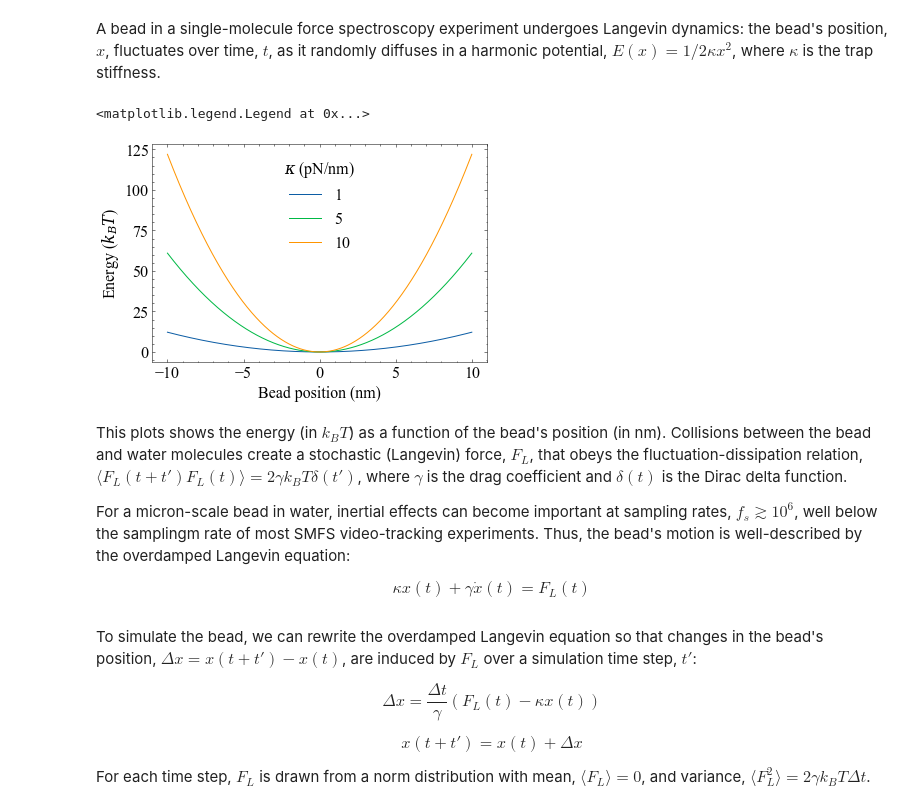
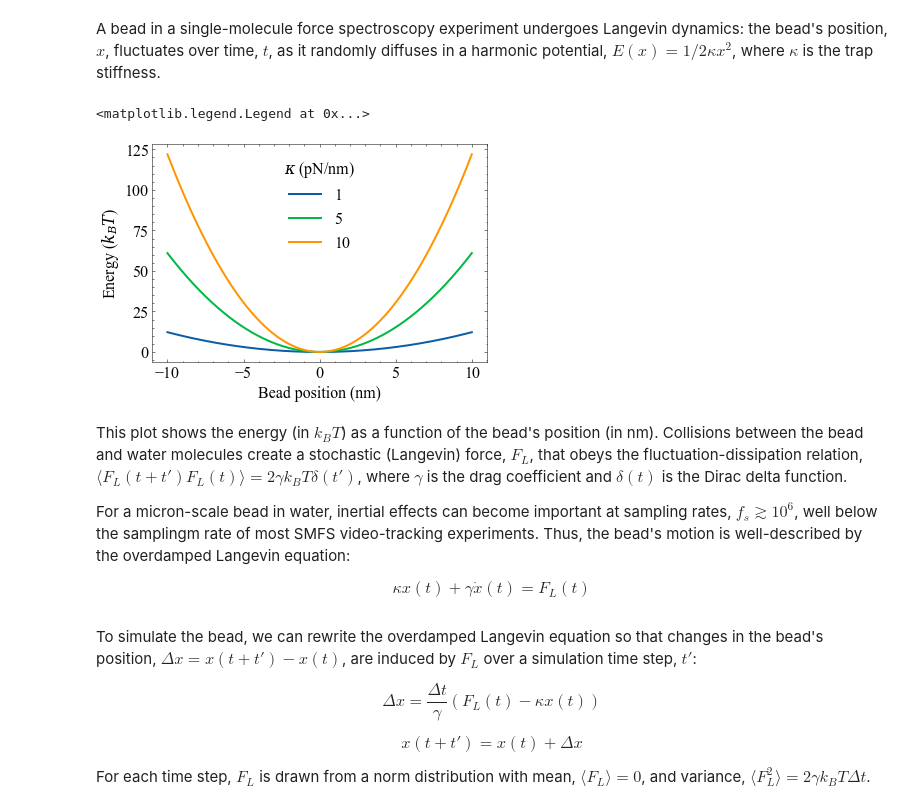
Before and after one commit to ianlmorgan/tweezepy, a Jupyter notebook: docs/pages/simulations.ipynb, the cells around one changed output. Saved outputs shown, nothing was run; the diff lists cells and outputs as text; code cells hidden in the pictures.

```diff
--- a/docs/pages/simulations.ipynb
+++ b/docs/pages/simulations.ipynb
@@ -6,22 +6,22 @@ A bead in a single-molecule force spectroscopy experiment undergoes Langevin dyn
 # %%
 import numpy as np
 import matplotlib.pyplot as plt
 plt.style.use('../tweezepy.mplstyle')
 kappas = np.array([1,5,10])
 def energy(x,k):
     kT = 4.1
     return 1/2 * k * x**2 / kT
 x = np.linspace(-10,10,num=1000)
 for kappa in kappas:
-    plt.plot(x,energy(x,kappa),label = kappa)
+    plt.plot(x,energy(x,kappa),label = kappa,lw=2)
 plt.xlabel('Bead position (nm)')
 plt.ylabel(r'Energy ($k_BT$)')
 plt.legend(title=r'$\kappa$ (pN/nm)')
 # %% [output]
 <matplotlib.legend.Legend at 0x...>
-[figure, old version]
+[figure, new version]
 # %% [markdown]
-This plots shows the energy (in $k_BT$) as a function of the bead's position (in nm). Collisions between the bead and water molecules create a stochastic (Langevin) force, $F_L$, that obeys the fluctuation-dissipation relation, $\langle F_L(t+t')F_L(t)\rangle = 2\gamma k_BT\delta(t')$, where $\gamma$ is the drag coefficient and $\delta(t)$ is the Dirac delta function.
+This plot shows the energy (in $k_BT$) as a function of the bead's position (in nm). Collisions between the bead and water molecules create a stochastic (Langevin) force, $F_L$, that obeys the fluctuation-dissipation relation, $\langle F_L(t+t')F_L(t)\rangle = 2\gamma k_BT\delta(t')$, where $\gamma$ is the drag coefficient and $\delta(t)$ is the Dirac delta function.
 
 For a micron-scale bead in water, inertial effects can become important at sampling rates, $f_s\gtrsim10^6$, well below the samplingm rate of most SMFS video-tracking experiments. Thus, the bead's motion is well-described by the overdamped Langevin equation:
 
```
Also changed, not shown: parts of 2 cells of this notebook, 3 other files.
